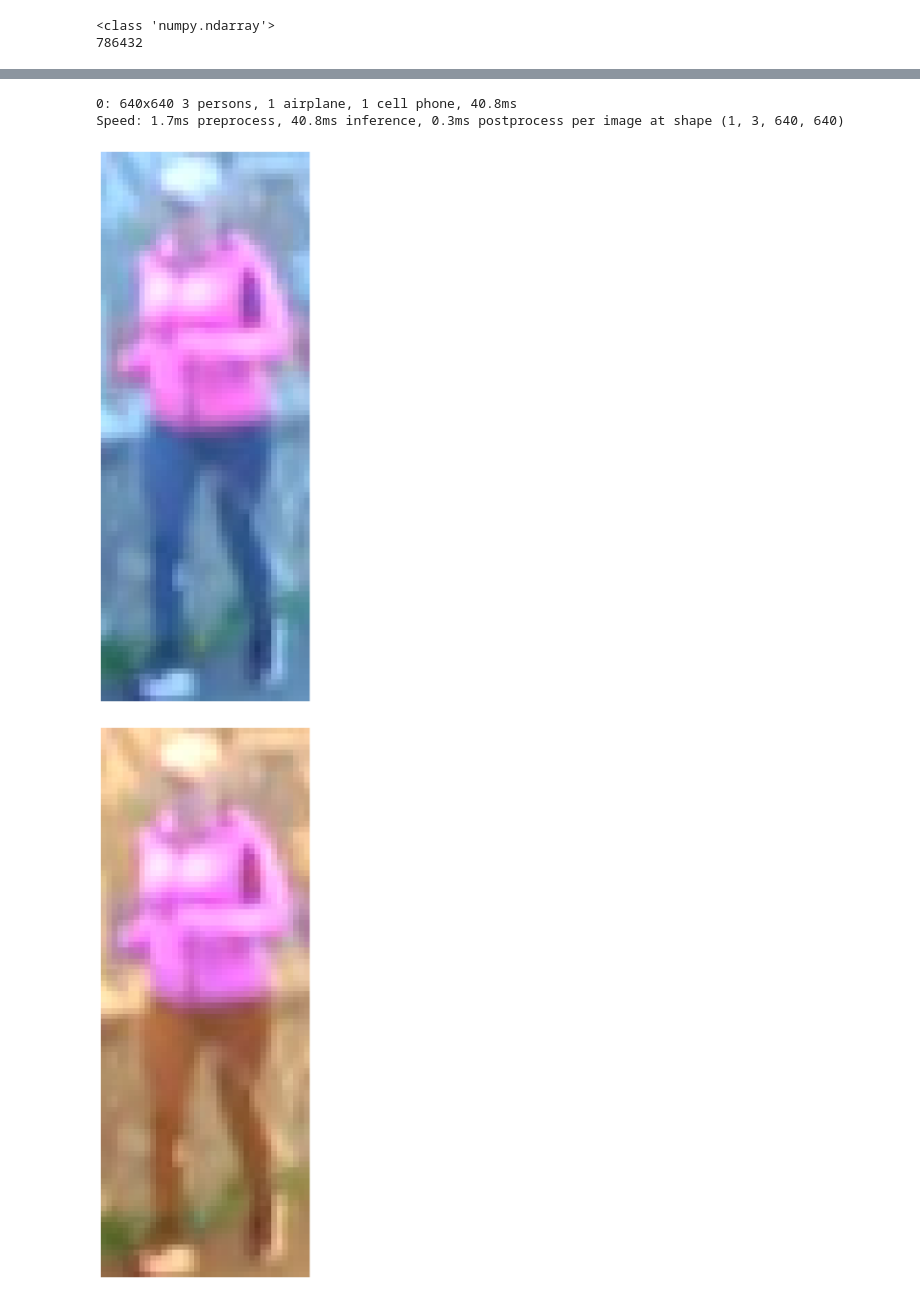
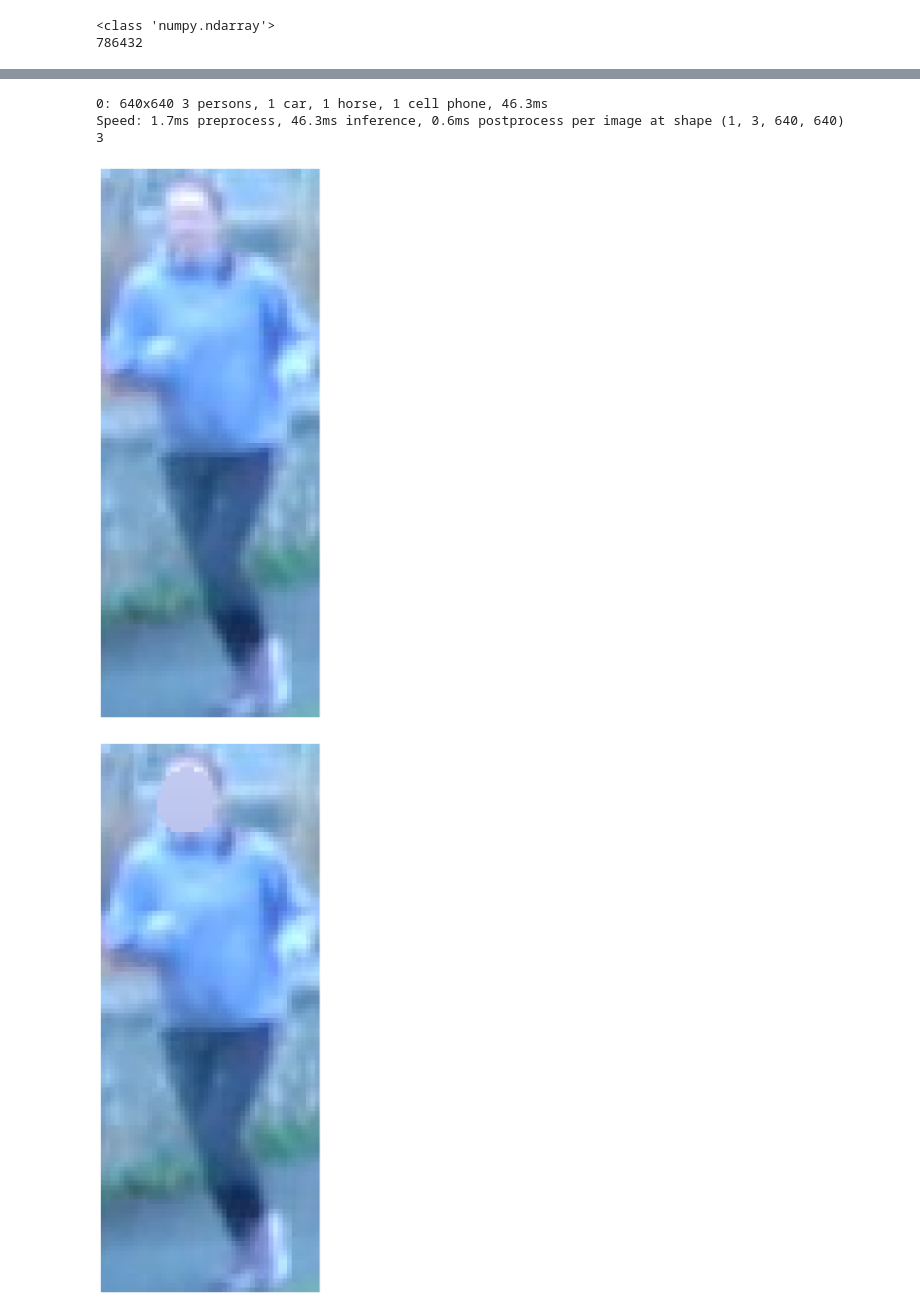
Before and after one commit to MichaelRice1/EgoDrive, a Jupyter notebook: notebooks_and_scripts/testing.ipynb, the cells around one changed output, grey strips where cells are left out. Drawn from its saved outputs; the diff is of its cells as text; code cells hidden in the pictures.

Commit message:
face blurring testing

```diff
--- a/notebooks_and_scripts/testing.ipynb
+++ b/notebooks_and_scripts/testing.ipynb
@@ -201,7 +201,10 @@ data = np.load('/Users/michaelrice/Documents/GitHub/Thesis/MSc_AI_Thesis/sampled
 frames = data['rgb']
 frames = list(frames.values())
 # %%
-sample = frames[230]
+import matplotlib.pyplot as plt
+sample = frames[233]
+
+print(np.shape(sample))
 
 plt.figure(figsize=(15,15))  # Set figure size (width=8 inches, height=6 inches)
 plt.imshow(sample)
@@ -212,16 +216,18 @@ plt.show()
 # %%
 cropped_images = vde.person_detection(sample)
+print(len(cropped_images))
 # %% [output]
-0: 640x640 3 persons, 1 airplane, 1 cell phone, 40.8ms
-Speed: 1.7ms preprocess, 40.8ms inference, 0.3ms postprocess per image at shape (1, 3, 640, 640)
+0: 640x640 3 persons, 1 car, 1 horse, 1 cell phone, 46.3ms
+Speed: 1.7ms preprocess, 46.3ms inference, 0.6ms postprocess per image at shape (1, 3, 640, 640)
+3
 # %%
 from OtherModelScripts import ego_blur
 import torch
 
 egoblur_face_path = '/Users/michaelrice/Documents/GitHub/Thesis/MSc_AI_Thesis/models/ego_blur_face.jit'
-face_detector = torch.jit.load(egoblur_face_path, map_location="cpu").to('mps')
+face_detector = torch.jit.load(egoblur_face_path, map_location="cpu")
 license_plate_path = '/Users/michaelrice/Documents/GitHub/Thesis/MSc_AI_Thesis/models/ego_blur_lp.jit'
-lp_detector = torch.jit.load(license_plate_path, map_location="cpu").to('mps')
+lp_detector = torch.jit.load(license_plate_path, map_location="cpu")
 
 for img in cropped_images:
 
@@ -231,36 +237,37 @@ for img in cropped_images:
     plt.show()
 
 
     bgr_frame = cv2.cvtColor(img, cv2.COLOR_RGB2BGR)
     image = bgr_frame.copy()
 
     image_tensor = ego_blur.get_image_tensor(image)
     image_tensor_copy = image_tensor.clone()
 
-    face_model_score_threshold = 0.9
+    face_model_score_threshold = 0.1
     lp_model_score_threshold = 0.9
-    nms_iou_threshold = 0.3
-    scale_factor_detections = 1.0
+    nms_iou_threshold = 0.4
+    scale_factor_detections = 1
 
     label = 'face'
 
     output_image = ego_blur.visualize_image(
         image,
         image_tensor,
         image_tensor_copy,
         face_detector,
         lp_detector,
         face_model_score_threshold,
         lp_model_score_threshold,
         nms_iou_threshold,
         scale_factor_detections,
         label
     )
+
+    output_image = cv2.cvtColor(output_image, cv2.COLOR_BGR2RGB)
     plt.figure(figsize=(15,15))  # Set figure size (width=8 inches, height=6 inches)
     plt.imshow(output_image)
     plt.axis("off")  # Hide axes
     plt.show()
-    break
 # %% [output]
-[figure, old version]
+[figure, new version]
-[figure, old version]
+[figure, new version]
```
Also changed, not shown: parts of 3 cells of this notebook, 1 other file.
